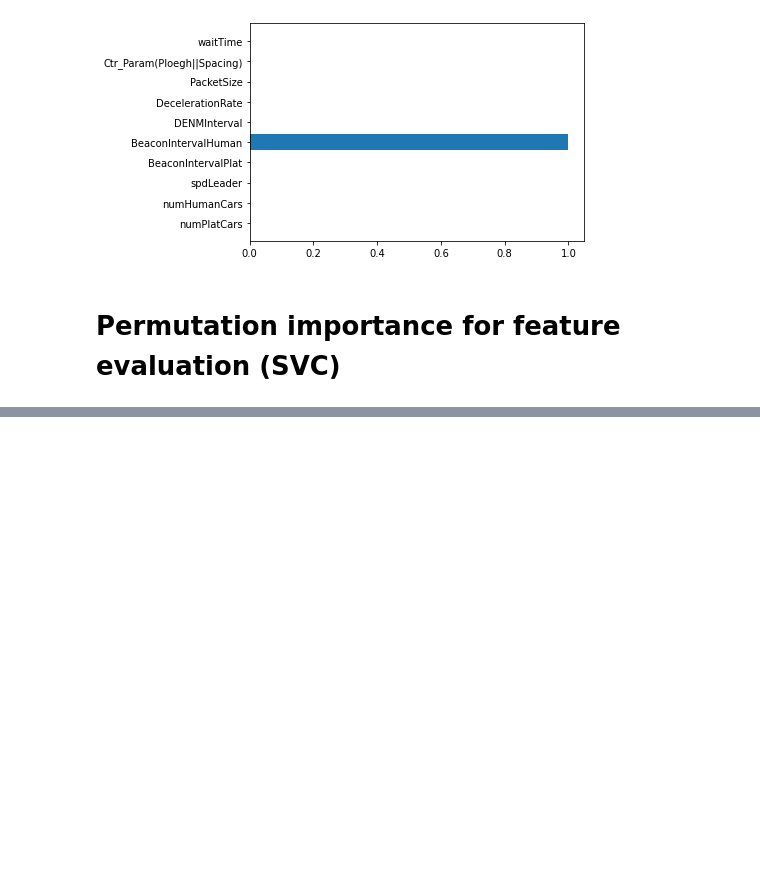
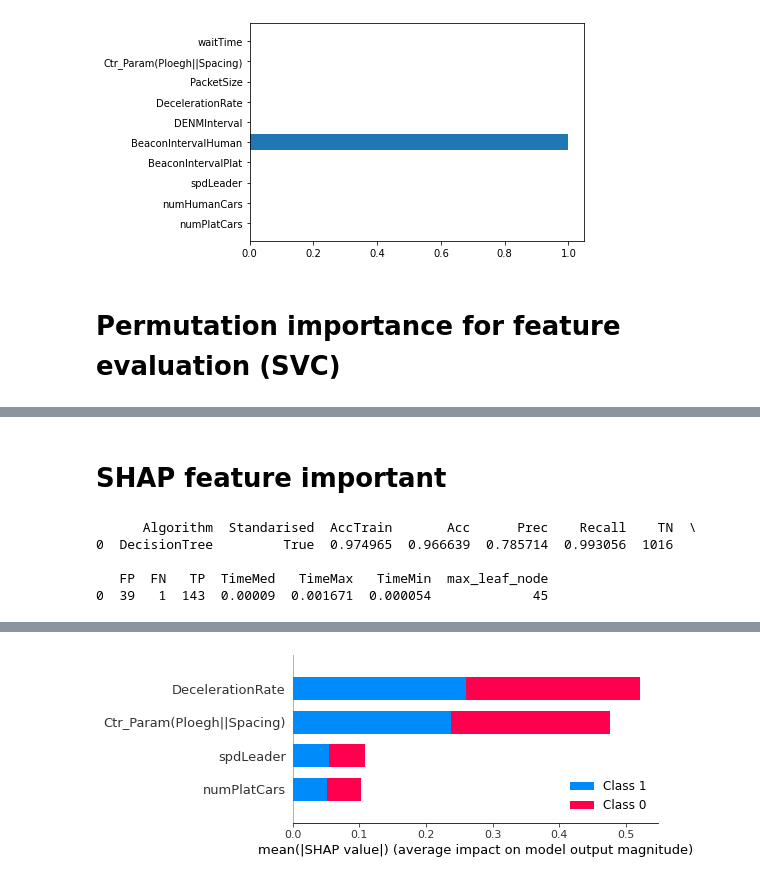
Before and after one commit to Gorospe/PredictCollision, a Jupyter notebook: src/FeatureImportance.ipynb, the cells around one changed output, grey strips where cells are left out. Cells and saved outputs as stored; diff of their text form; code cells hidden in the pictures; blank space fills up the shorter version.

```diff
--- a/src/FeatureImportance.ipynb
+++ b/src/FeatureImportance.ipynb
@@ -249,0 +274,39 @@ Text(0.5, 0, 'Permutation Importance')
+# %% [markdown]
+# SHAP feature important
+# %%
+def test_svm(X_train, y_train, X_test, y_test, X_train_std, X_test_std):
+    column_names = ['Algorithm', 'Standarised', 'AccTrain', 'Acc', 'Prec', 'Recall', 'TN', 'FP', 'FN', 'TP', 'TimeMed', 'TimeMax', 'TimeMin']
+    svm = SVC(class_weight="balanced")
+    print(cls.algor(svm, X_train_std, y_train, X_test_std, y_test, 'SVC', True, column_names))
+    return svm
+
+def shap_calc(X, y, func_train, feat_names):
+    X_train, X_test, y_train, y_test = train_test_split(X, y, random_state=0)
+    nan_elems = y_test.isnull()
+    y_test = y_test[~nan_elems]
+    X_test = X_test[~nan_elems]
+    y_train = y_train.astype(bool)
+    y_test = y_test.astype(bool)
+
+    scaler = StandardScaler()
+    X_train_std = scaler.fit_transform(X_train)
+    X_test_std = scaler.transform(X_test)
+
+    dt = func_train(X_train, y_train, X_test, y_test, X_train_std, X_test_std)
+
+    shap.initjs()
+    shap_values_Tree_tr = shap.TreeExplainer(dt).shap_values(X_test_std)
+    shap.summary_plot(shap_values_Tree_tr, X_test_std, feature_names=feat_names)
+
+    # visualize the first prediction's explanation
+    #shap.plots.bar(shap_values)
+
+    return dt
+# %%
+dt = shap_calc(X_acc, y_acc, test_dec_tree_acc, f_names_acc)
+# %% [output]
+      Algorithm  Standarised  AccTrain       Acc      Prec    Recall    TN  \
+0  DecisionTree         True  0.974965  0.966639  0.785714  0.993056  1016
+
+   FP  FN   TP  TimeMed   TimeMax   TimeMin  max_leaf_node
+0  39   1  143  0.00009  0.001671  0.000054             45
@@ -249,0 +314 @@ Text(0.5, 0, 'Permutation Importance')
+[figure, added]
```
Also changed, not shown: parts of 10 cells of this notebook.
